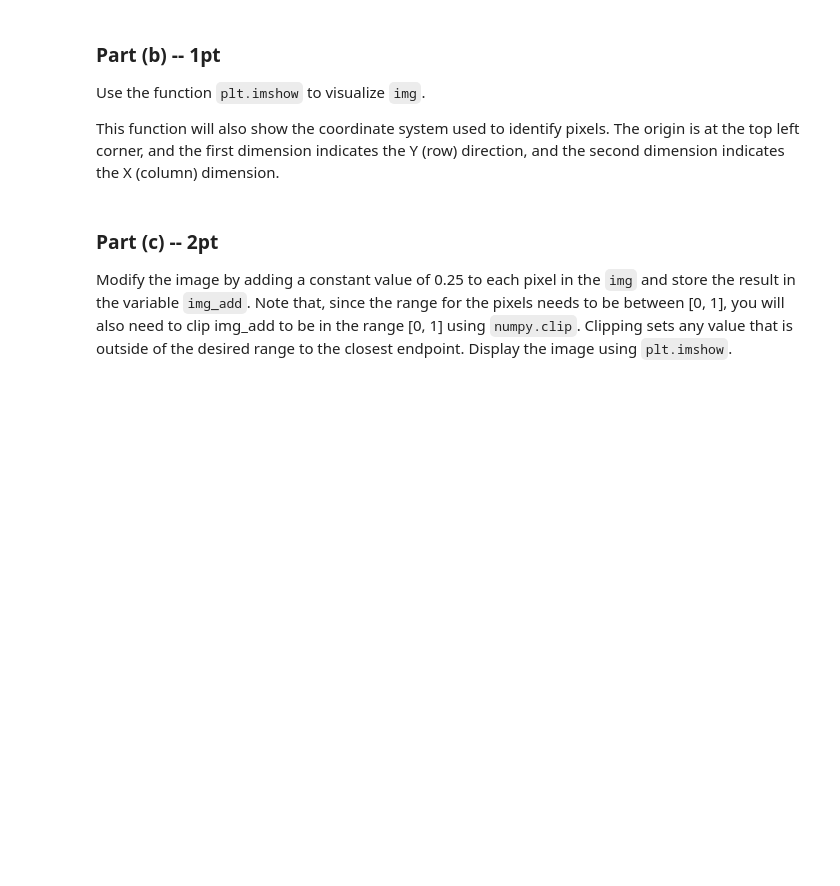
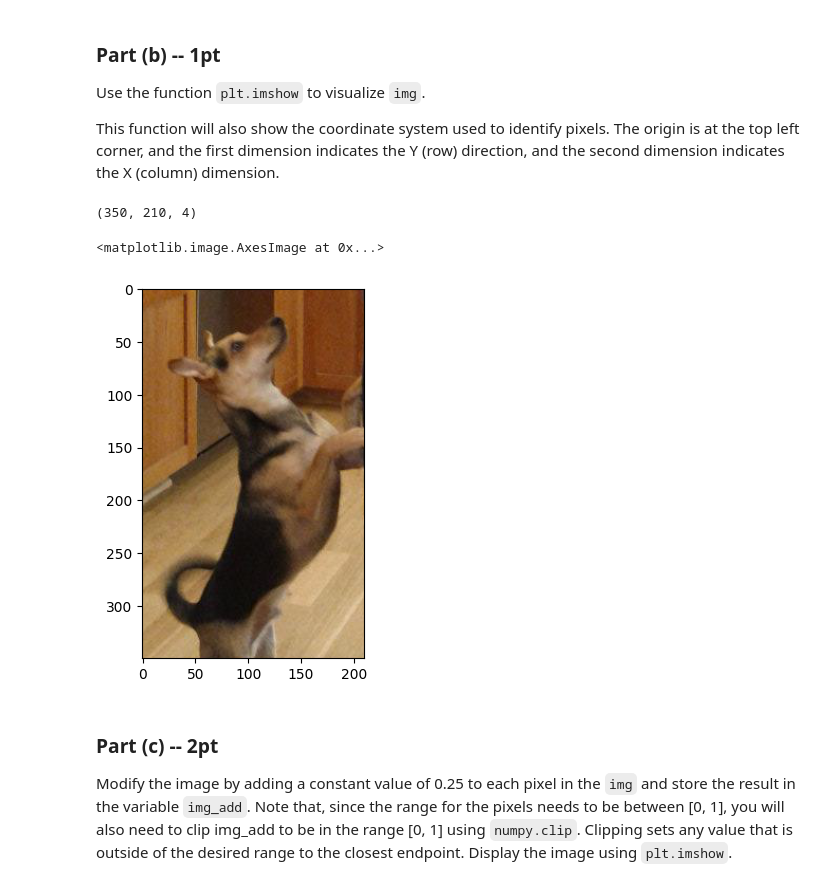
Before and after one commit to WilliamJWen/APS360, a Jupyter notebook: lab/Lab1 PyTorch and ANNs.ipynb, the cells around one changed output. Drawn from its saved outputs; the diff is of its cells as text; code cells hidden in the pictures; blank space fills up the shorter version.

```diff
--- a/lab/Lab1 PyTorch and ANNs.ipynb
+++ b/lab/Lab1 PyTorch and ANNs.ipynb
@@ -311,3 +356,8 @@ img = None
+# %%
+import urllib
+import PIL
+
+img = np.array(PIL.Image.open(urllib.request.urlopen("https://drive.google.com/uc?export=view&id=1oaLVR2hr1_qzpKQ47i9rVUIklwbDcews")))
 # %% [markdown]
 ### Part (b) -- 1pt
 
@@ -316,6 +366,15 @@ Use the function `plt.imshow` to visualize `img`.
 This function will also show the coordinate system used to identify pixels.
 The origin is at the top left corner, and the first dimension indicates the Y (row) direction,
 and the second dimension indicates the X (column) dimension.
+# %%
+img.shape
+# %% [output]
+(350, 210, 4)
+# %%
+plt.imshow(img)
+# %% [output]
+<matplotlib.image.AxesImage at 0x...>
+[figure, added]
 # %% [markdown]
 ### Part (c) -- 2pt
 
```
Also changed, not shown: parts of 16 cells of this notebook.
